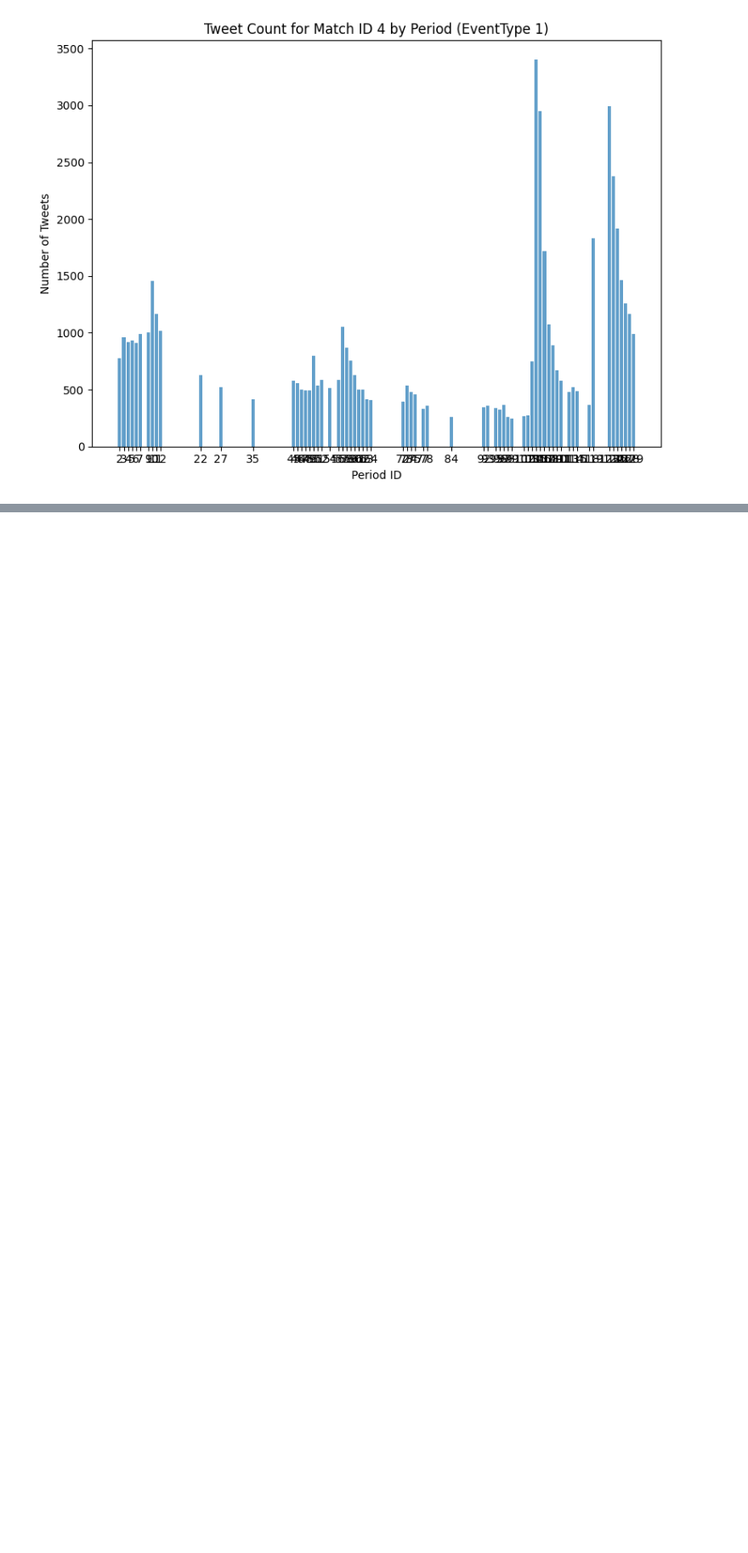
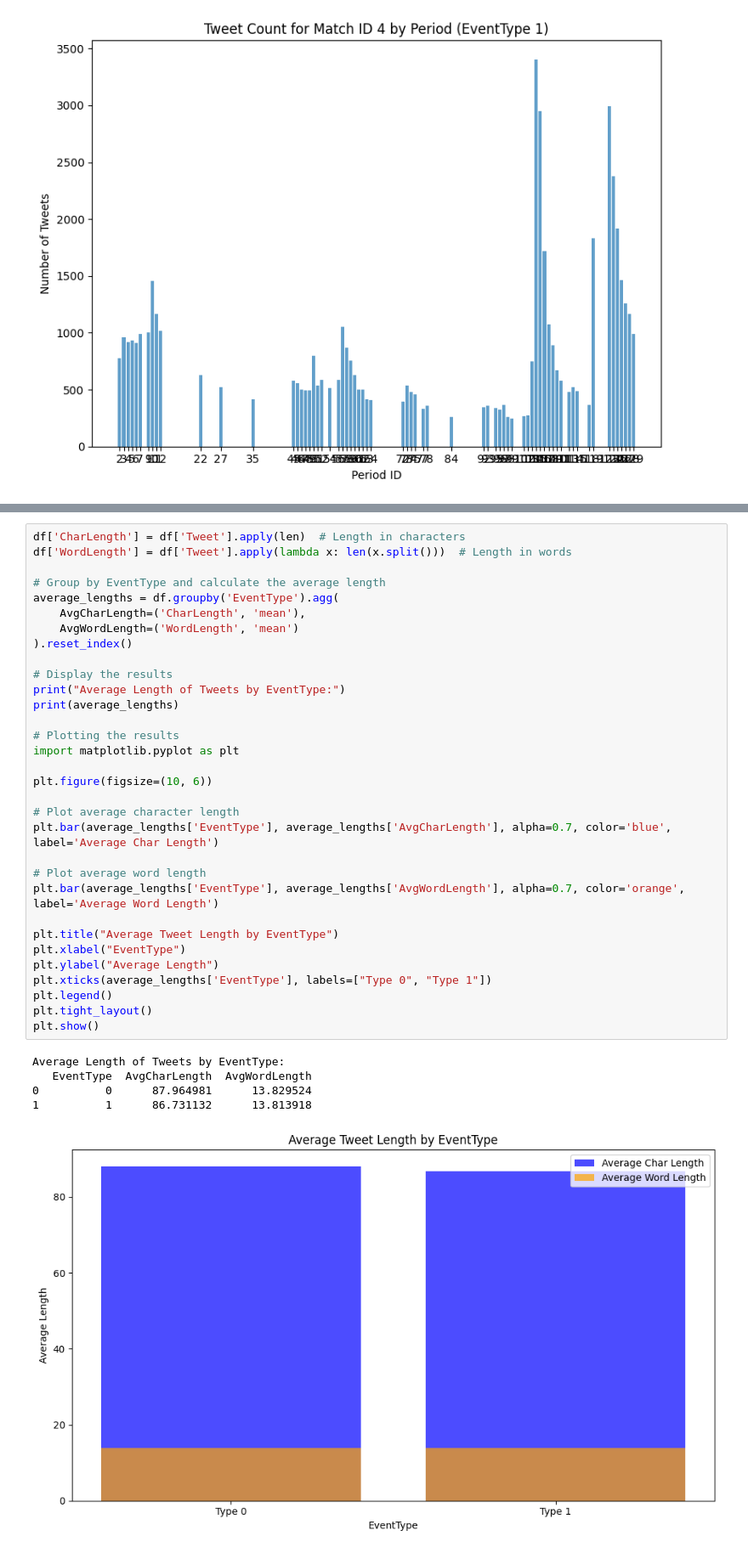
Before and after one commit to Alouloum/Challenge_CSC, a Jupyter notebook: notebooks/exploring_data.ipynb, the cells around one changed output, grey strips where cells are left out. Shown at 85% size. Drawn from its saved outputs; the diff is of its cells as text; blank space fills up the shorter version.

```diff
--- a/notebooks/exploring_data.ipynb
+++ b/notebooks/exploring_data.ipynb
@@ -81,0 +279,38 @@ for event_type in tweets_by_period_event['EventType'].unique():
+# %%
+df['CharLength'] = df['Tweet'].apply(len)  # Length in characters
+df['WordLength'] = df['Tweet'].apply(lambda x: len(x.split()))  # Length in words
+
+# Group by EventType and calculate the average length
+average_lengths = df.groupby('EventType').agg(
+    AvgCharLength=('CharLength', 'mean'),
+    AvgWordLength=('WordLength', 'mean')
+).reset_index()
+
+# Display the results
+print("Average Length of Tweets by EventType:")
+print(average_lengths)
+
+# Plotting the results
+import matplotlib.pyplot as plt
+
+plt.figure(figsize=(10, 6))
+
+# Plot average character length
+plt.bar(average_lengths['EventType'], average_lengths['AvgCharLength'], alpha=0.7, color='blue', label='Average Char Length')
+
+# Plot average word length
+plt.bar(average_lengths['EventType'], average_lengths['AvgWordLength'], alpha=0.7, color='orange', label='Average Word Length')
+
+plt.title("Average Tweet Length by EventType")
+plt.xlabel("EventType")
+plt.ylabel("Average Length")
+plt.xticks(average_lengths['EventType'], labels=["Type 0", "Type 1"])
+plt.legend()
+plt.tight_layout()
+plt.show()
+# %% [output]
+Average Length of Tweets by EventType:
+   EventType  AvgCharLength  AvgWordLength
+0          0      87.964981      13.829524
+1          1      86.731132      13.813918
+[figure, added]
```
Also changed, not shown: parts of 6 cells of this notebook.
